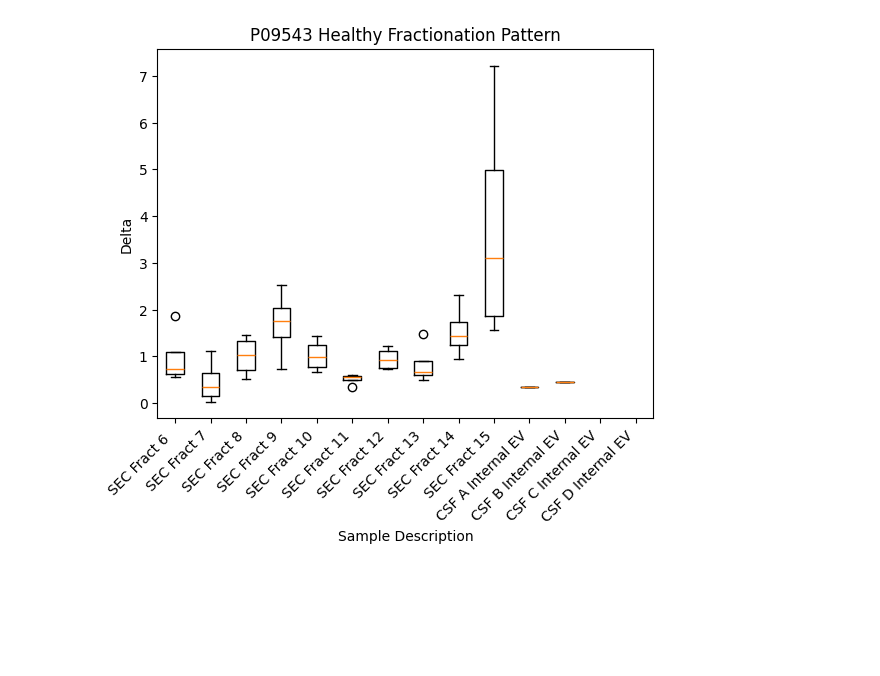
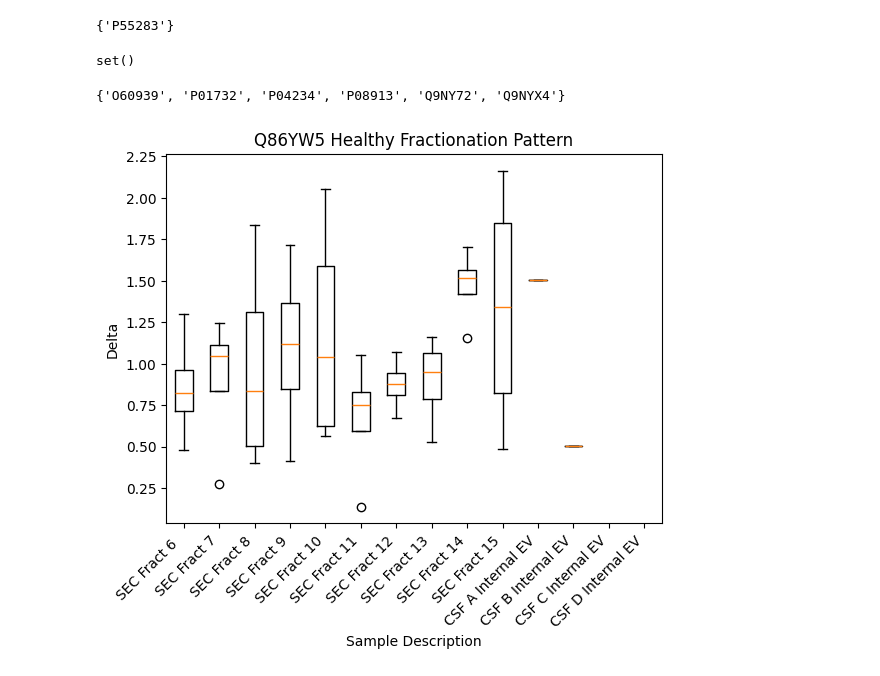
Before and after one commit to Walt-Lab/bdev_mass_spec, a Jupyter notebook: 10_analysis.ipynb, the cells around one changed output. Saved outputs shown, nothing was run; the diff lists cells and outputs as text; code cells hidden in the pictures; blank space fills up the shorter version.

Commit message:
making new target lists

```diff
--- a/10_analysis.ipynb
+++ b/10_analysis.ipynb
@@ -682,3 +726,63 @@ identify_fractionation_pattern_cell_type_specific_targets(
+# %%
+# tm astrocyte median
+identify_fractionation_pattern_cell_type_specific_targets(
+    assay_dataframe = assays,
+    uniprot_fasta_database = uniprot_fasta_database,
+    region = "TMhelix",
+    brain_rna_seq_path = brain_rna_seq_path,
+    cell_type = "astrocyte",
+    # general_specificity_metric = "tau",
+    # general_specificity_cutoff = 0.2,
+    indiv_specificity_metric = "enrichment",
+    indiv_specificity_cutoff = 3,
+    high_fractions = ['9', '10'],
+    low_fractions = ['6', '11', '12'],
+    sample_health = 'healthy',
+    mean_median_individual = 'individual_mean',
+    tidy_dataframe = tidy_data
+    )
+# %% [output]
+{'P55283'}
+# %%
+# tm oligodendrocyte median
+identify_fractionation_pattern_cell_type_specific_targets(
+    assay_dataframe = assays,
+    uniprot_fasta_database = uniprot_fasta_database,
+    region = "TMhelix",
+    brain_rna_seq_path = brain_rna_seq_path,
+    cell_type = "oligodendrocyte",
+    # general_specificity_metric = "tau",
+    # general_specificity_cutoff = 0.2,
+    indiv_specificity_metric = "enrichment",
+    indiv_specificity_cutoff = 3,
+    high_fractions = ['9', '10'],
+    low_fractions = ['6', '11', '12'],
+    sample_health = 'healthy',
+    mean_median_individual = 'individual_mean',
+    tidy_dataframe = tidy_data
+    )
+# %% [output]
+set()
+# %%
+# tm neuron median
+identify_fractionation_pattern_cell_type_specific_targets(
+    assay_dataframe = assays,
+    uniprot_fasta_database = uniprot_fasta_database,
+    region = "TMhelix",
+    brain_rna_seq_path = brain_rna_seq_path,
+    cell_type = "neuron",
+    # general_specificity_metric = "tau",
+    # general_specificity_cutoff = 0.2,
+    indiv_specificity_metric = "enrichment",
+    indiv_specificity_cutoff = 3,
+    high_fractions = ['9', '10'],
+    low_fractions = ['6', '11', '12'],
+    sample_health = 'healthy',
+    mean_median_individual = 'individual_mean',
+    tidy_dataframe = tidy_data
+    )
+# %% [output]
+{'O60939', 'P01732', 'P04234', 'P08913', 'Q9NY72', 'Q9NYX4'}
 # %%
 CSF_SAMPLES = [
     "SEC Fract 6 ",
@@ -740,7 +844,7 @@ def graph_samples(uniprot_id):
 
         plt.show()
 # %%
-graph_medians("P09543")
+graph_medians("Q86YW5")
 # %% [output]
-[figure, old version]
+[figure, new version]
 # %%
```
Also changed, not shown: parts of 13 cells of this notebook, 7 other files.
